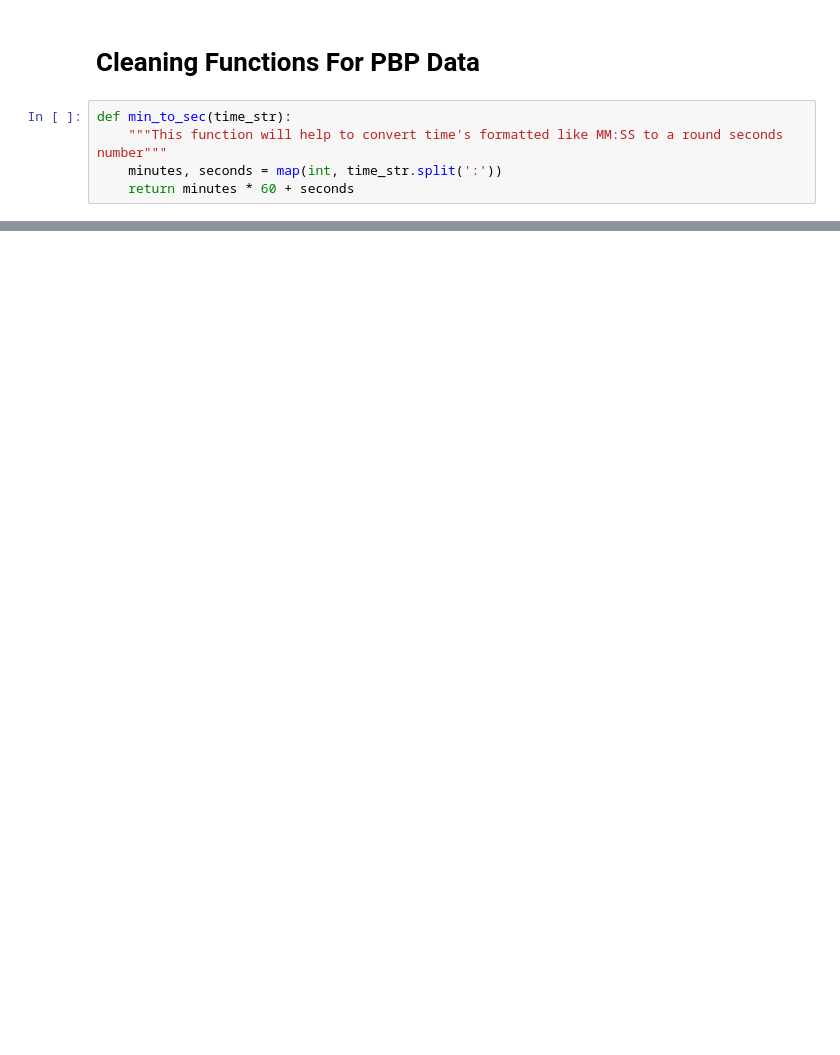
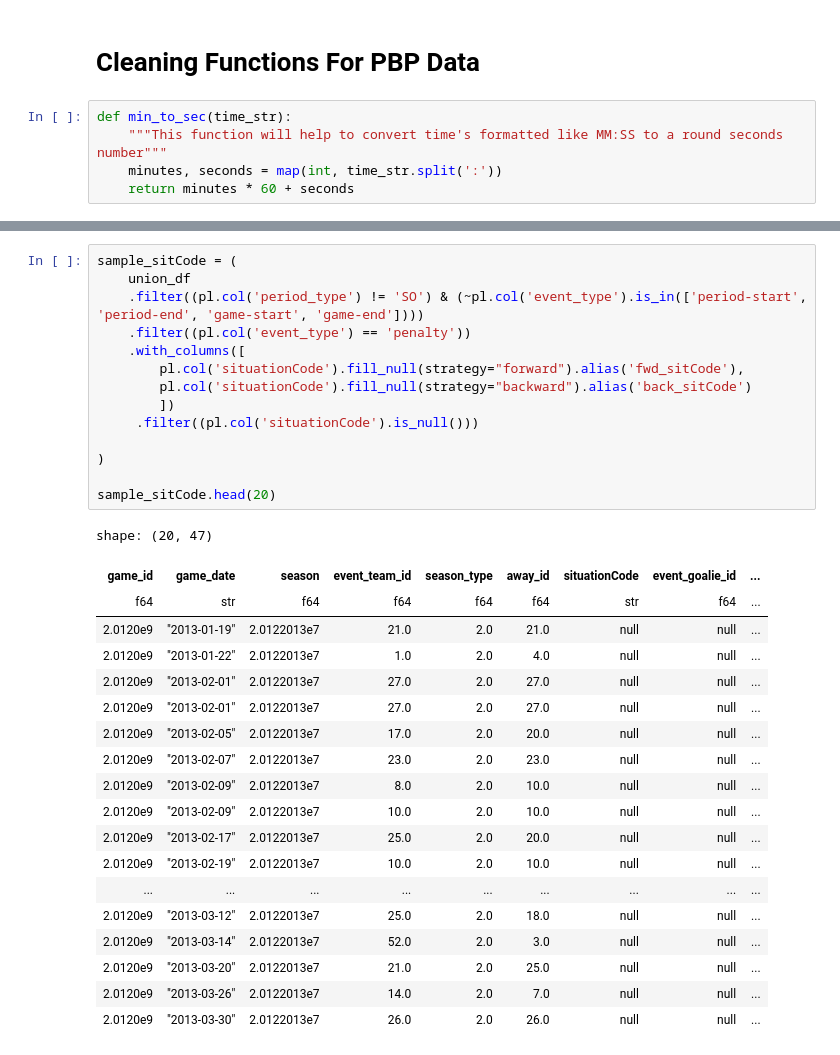
Before and after one commit to twinfield10/NHL-xG-Model, a Jupyter notebook: code/NHL API - PBP Download.ipynb, the cells around one changed output, grey strips where cells are left out. Cells and saved outputs as stored; diff of their text form; blank space fills up the shorter version.

```diff
--- a/code/NHL API - PBP Download.ipynb
+++ b/code/NHL API - PBP Download.ipynb
@@ -346,0 +469,34 @@ Error:
+# %%
+sample_sitCode = (
+    union_df
+    .filter((pl.col('period_type') != 'SO') & (~pl.col('event_type').is_in(['period-start', 'period-end', 'game-start', 'game-end'])))
+    .filter((pl.col('event_type') == 'penalty'))
+    .with_columns([
+        pl.col('situationCode').fill_null(strategy="forward").alias('fwd_sitCode'),
+        pl.col('situationCode').fill_null(strategy="backward").alias('back_sitCode')
+        ])
+     .filter((pl.col('situationCode').is_null()))
+
+)
+
+sample_sitCode.head(20)
+# %% [output]
+shape: (20, 47)
+| game_id | game_date | season | event_team_id | season_type | away_id | situationCode | event_goalie_id | ... |
+| f64 | str | f64 | f64 | f64 | f64 | str | f64 | ... |
+| 2.0120e9 | "2013-01-19" | 2.0122013e7 | 21.0 | 2.0 | 21.0 | null | null | ... |
+| 2.0120e9 | "2013-01-22" | 2.0122013e7 | 1.0 | 2.0 | 4.0 | null | null | ... |
+| 2.0120e9 | "2013-02-01" | 2.0122013e7 | 27.0 | 2.0 | 27.0 | null | null | ... |
+| 2.0120e9 | "2013-02-01" | 2.0122013e7 | 27.0 | 2.0 | 27.0 | null | null | ... |
+| 2.0120e9 | "2013-02-05" | 2.0122013e7 | 17.0 | 2.0 | 20.0 | null | null | ... |
+| 2.0120e9 | "2013-02-07" | 2.0122013e7 | 23.0 | 2.0 | 23.0 | null | null | ... |
+| 2.0120e9 | "2013-02-09" | 2.0122013e7 | 8.0 | 2.0 | 10.0 | null | null | ... |
+| 2.0120e9 | "2013-02-09" | 2.0122013e7 | 10.0 | 2.0 | 10.0 | null | null | ... |
+| 2.0120e9 | "2013-02-17" | 2.0122013e7 | 25.0 | 2.0 | 20.0 | null | null | ... |
+| 2.0120e9 | "2013-02-19" | 2.0122013e7 | 10.0 | 2.0 | 10.0 | null | null | ... |
+| ... | ... | ... | ... | ... | ... | ... | ... | ... |
+| 2.0120e9 | "2013-03-12" | 2.0122013e7 | 25.0 | 2.0 | 18.0 | null | null | ... |
+| 2.0120e9 | "2013-03-14" | 2.0122013e7 | 52.0 | 2.0 | 3.0 | null | null | ... |
+| 2.0120e9 | "2013-03-20" | 2.0122013e7 | 21.0 | 2.0 | 25.0 | null | null | ... |
+| 2.0120e9 | "2013-03-26" | 2.0122013e7 | 14.0 | 2.0 | 7.0 | null | null | ... |
+| 2.0120e9 | "2013-03-30" | 2.0122013e7 | 26.0 | 2.0 | 26.0 | null | null | ... |
```
Also changed, not shown: parts of 14 cells of this notebook.
